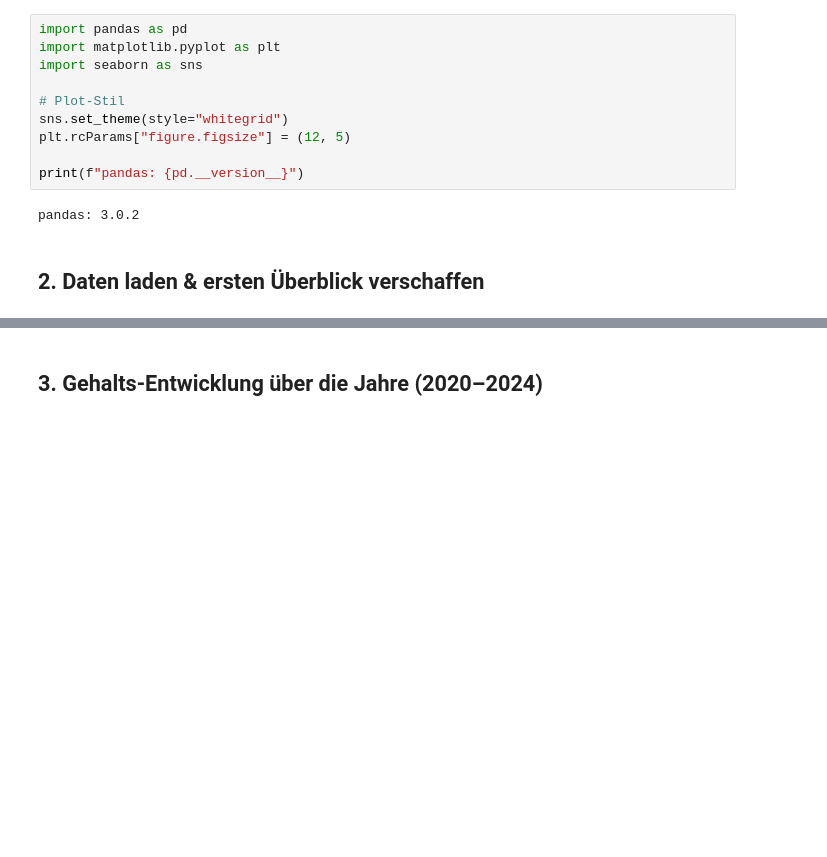
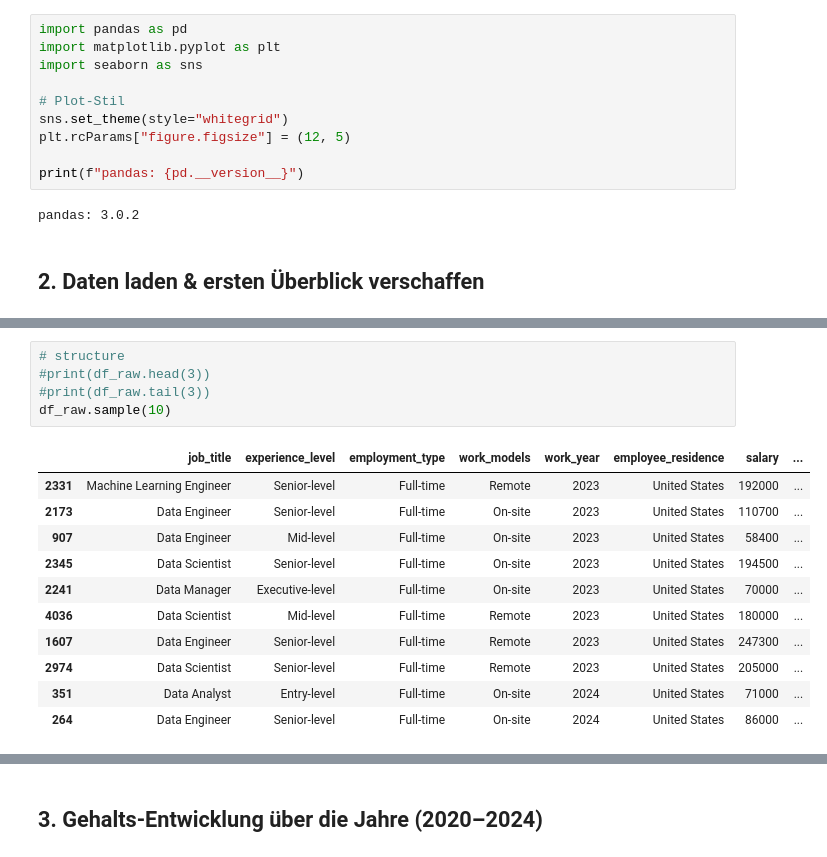
Before and after one commit to soribge/ds-salaries-eda, a Jupyter notebook: notebooks/analysis.ipynb, the cells around one changed output, grey strips where cells are left out. Cells and saved outputs as stored; diff of their text form; blank space fills up the shorter version.

```diff
--- a/notebooks/analysis.ipynb
+++ b/notebooks/analysis.ipynb
@@ -54 +35,18 @@ print(df.sample(5)) # random 5 rows
+# %%
+# structure
+#print(df_raw.head(3))
+#print(df_raw.tail(3))
+df_raw.sample(10)
+# %% [output]
+|  | job_title | experience_level | employment_type | work_models | work_year | employee_residence | salary | ... |
+| 2331 | Machine Learning Engineer | Senior-level | Full-time | Remote | 2023 | United States | 192000 | ... |
+| 2173 | Data Engineer | Senior-level | Full-time | On-site | 2023 | United States | 110700 | ... |
+| 907 | Data Engineer | Mid-level | Full-time | On-site | 2023 | United States | 58400 | ... |
+| 2345 | Data Scientist | Senior-level | Full-time | On-site | 2023 | United States | 194500 | ... |
+| 2241 | Data Manager | Executive-level | Full-time | On-site | 2023 | United States | 70000 | ... |
+| 4036 | Data Scientist | Mid-level | Full-time | Remote | 2023 | United States | 180000 | ... |
+| 1607 | Data Engineer | Senior-level | Full-time | Remote | 2023 | United States | 247300 | ... |
+| 2974 | Data Scientist | Senior-level | Full-time | Remote | 2023 | United States | 205000 | ... |
+| 351 | Data Analyst | Entry-level | Full-time | On-site | 2024 | United States | 71000 | ... |
+| 264 | Data Engineer | Senior-level | Full-time | On-site | 2024 | United States | 86000 | ... |
 # %%
```
Also changed, not shown: parts of 17 cells of this notebook.
